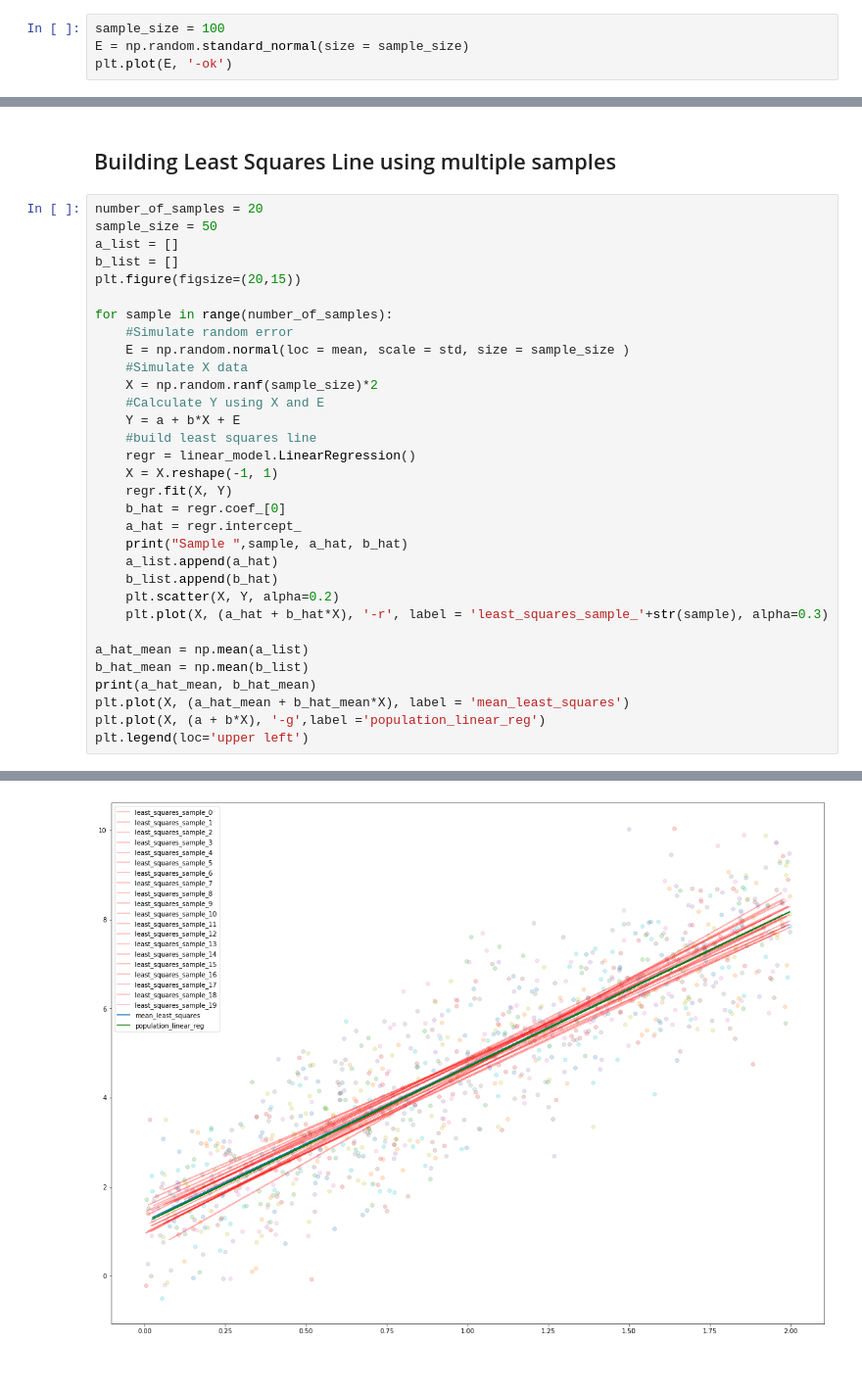
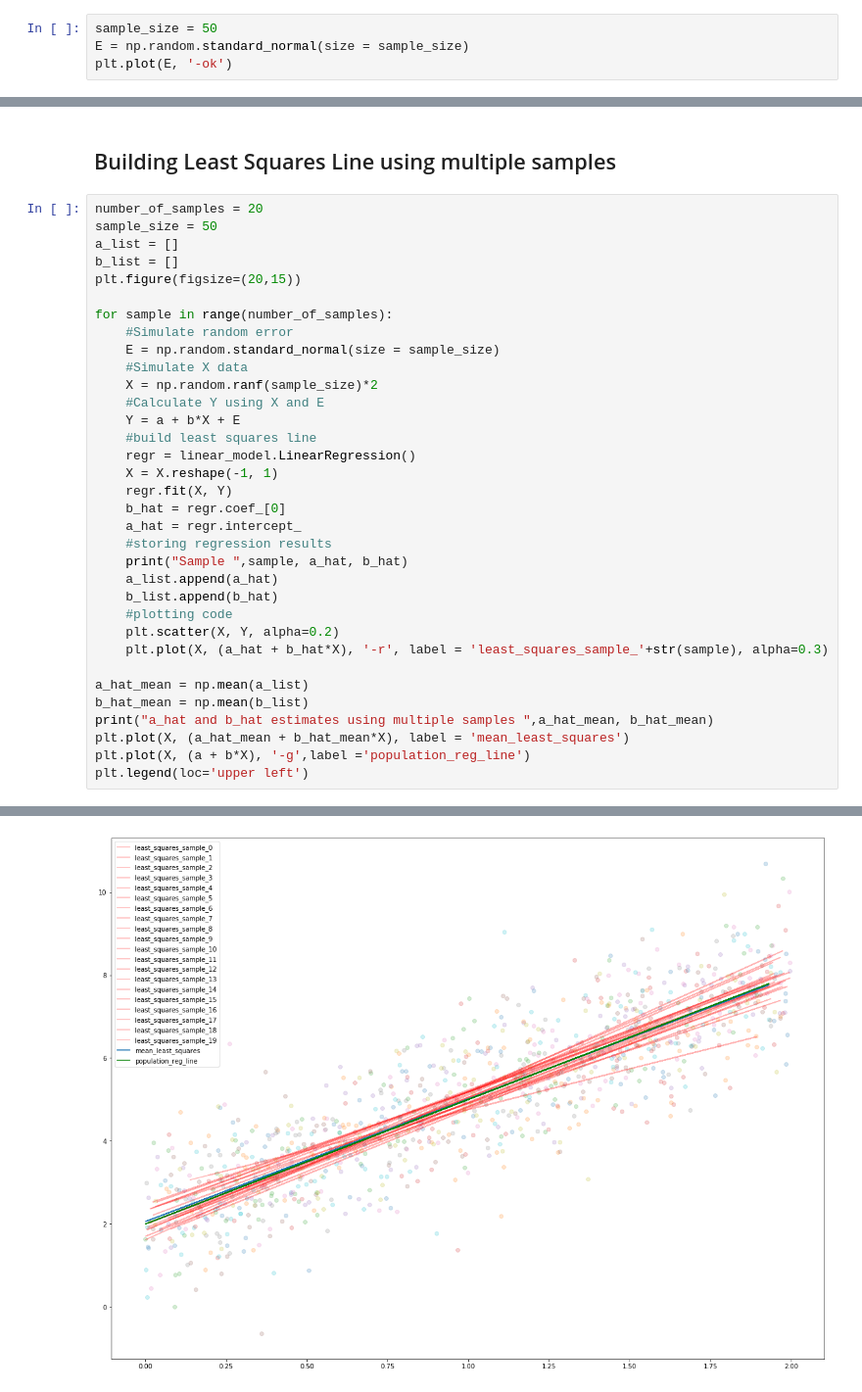
Before and after one commit to SrideviBayyapuneedi/Machine-Learning-Algorithms, a Jupyter notebook: Linear Regression/PopulationRegressionLine vs LeastSquaresLine.ipynb, the cells around one changed output, grey strips where cells are left out. Shown: that part at 98% size. Drawn from its saved outputs; the diff is of its cells as text.

```diff
--- a/Linear Regression/PopulationRegressionLine vs LeastSquaresLine.ipynb
+++ b/Linear Regression/PopulationRegressionLine vs LeastSquaresLine.ipynb
@@ -17,7 +21,7 @@ Let us assume the relationship between 2 linearly dependent variables  is define
 # %% [markdown]
 ### Simulate error term
 # %%
-sample_size = 100
+sample_size = 50
 E = np.random.standard_normal(size = sample_size)
 plt.plot(E, '-ok')
 # %% [output]
@@ -128,7 +180,7 @@ plt.figure(figsize=(20,15))
 
 for sample in range(number_of_samples):
     #Simulate random error
-    E = np.random.normal(loc = mean, scale = std, size = sample_size )
+    E = np.random.standard_normal(size = sample_size)
     #Simulate X data
     X = np.random.ranf(sample_size)*2
     #Calculate Y using X and E
@@ -139,16 +191,18 @@ for sample in range(number_of_samples):
     regr.fit(X, Y)
     b_hat = regr.coef_[0]
     a_hat = regr.intercept_
+    #storing regression results
     print("Sample ",sample, a_hat, b_hat)
     a_list.append(a_hat)
     b_list.append(b_hat)
+    #plotting code
     plt.scatter(X, Y, alpha=0.2)
     plt.plot(X, (a_hat + b_hat*X), '-r', label = 'least_squares_sample_'+str(sample), alpha=0.3)
 
 a_hat_mean = np.mean(a_list)
 b_hat_mean = np.mean(b_list)
-print(a_hat_mean, b_hat_mean)
+print("a_hat and b_hat estimates using multiple samples ",a_hat_mean, b_hat_mean)
 plt.plot(X, (a_hat_mean + b_hat_mean*X), label = 'mean_least_squares')
-plt.plot(X, (a + b*X), '-g',label ='population_linear_reg')
+plt.plot(X, (a + b*X), '-g',label ='population_reg_line')
 plt.legend(loc='upper left')
 # %% [output]
@@ -172,2 +226,2 @@ Sample  19 1.0507567782431577 3.424789947412208
 <matplotlib.legend.Legend at 0x...>
-[figure, old version]
+[figure, new version]
```
Also changed, not shown: parts of 17 cells of this notebook.
